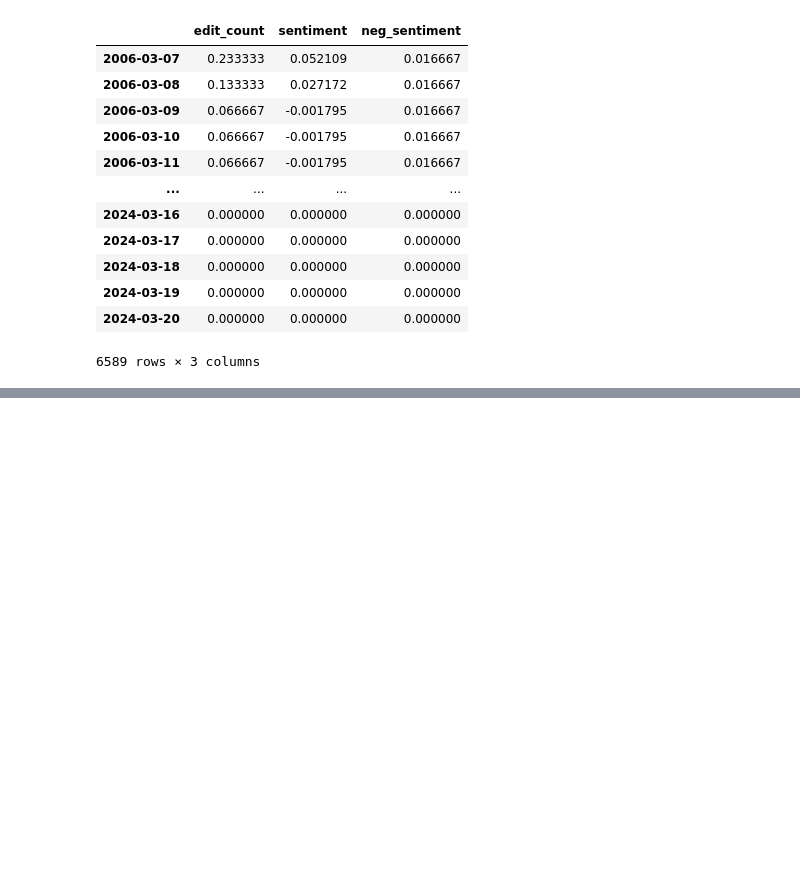
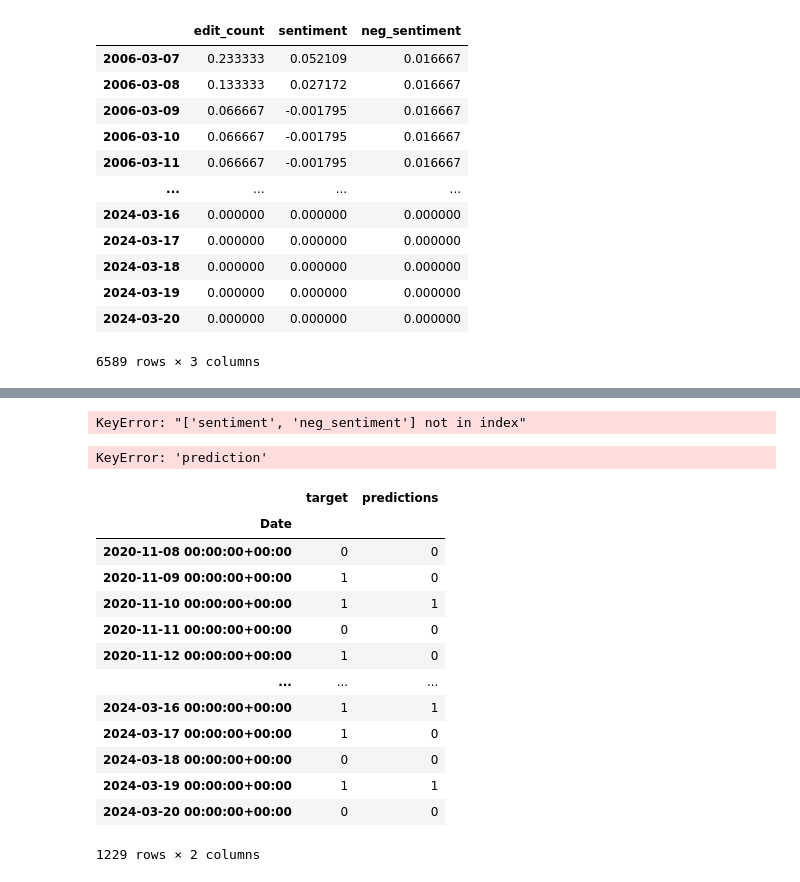
Before and after one commit to aivarasmink/ptu20_ml_reinforcement, a Jupyter notebook: ripple_prices_prediction/predictionlive.ipynb, the cells around one changed output, grey strips where cells are left out. Cells and saved outputs as stored; diff of their text form; code cells hidden in the pictures; blank space fills up the shorter version.

```diff
--- a/ripple_prices_prediction/predictionlive.ipynb
+++ b/ripple_prices_prediction/predictionlive.ipynb
@@ -72,0 +189,25 @@ xrp
+# %%
+predictions = backtest(xrp, model, new_predictons)
+# %% [output]
+KeyError: "['sentiment', 'neg_sentiment'] not in index"
+# %%
+precision_score(predictions["target"], predictions["prediction"])
+# %% [output]
+KeyError: 'prediction'
+# %%
+predictions
+# %% [output]
+|  | target | predictions |
+| Date |  |  |
+| 2020-11-08 00:00:00+00:00 | 0 | 0 |
+| 2020-11-09 00:00:00+00:00 | 1 | 0 |
+| 2020-11-10 00:00:00+00:00 | 1 | 1 |
+| 2020-11-11 00:00:00+00:00 | 0 | 0 |
+| 2020-11-12 00:00:00+00:00 | 1 | 0 |
+| ... | ... | ... |
+| 2024-03-16 00:00:00+00:00 | 1 | 1 |
+| 2024-03-17 00:00:00+00:00 | 1 | 0 |
+| 2024-03-18 00:00:00+00:00 | 0 | 0 |
+| 2024-03-19 00:00:00+00:00 | 1 | 1 |
+| 2024-03-20 00:00:00+00:00 | 0 | 0 |
+1229 rows × 2 columns
```
Also changed, not shown: parts of 16 cells of this notebook.
